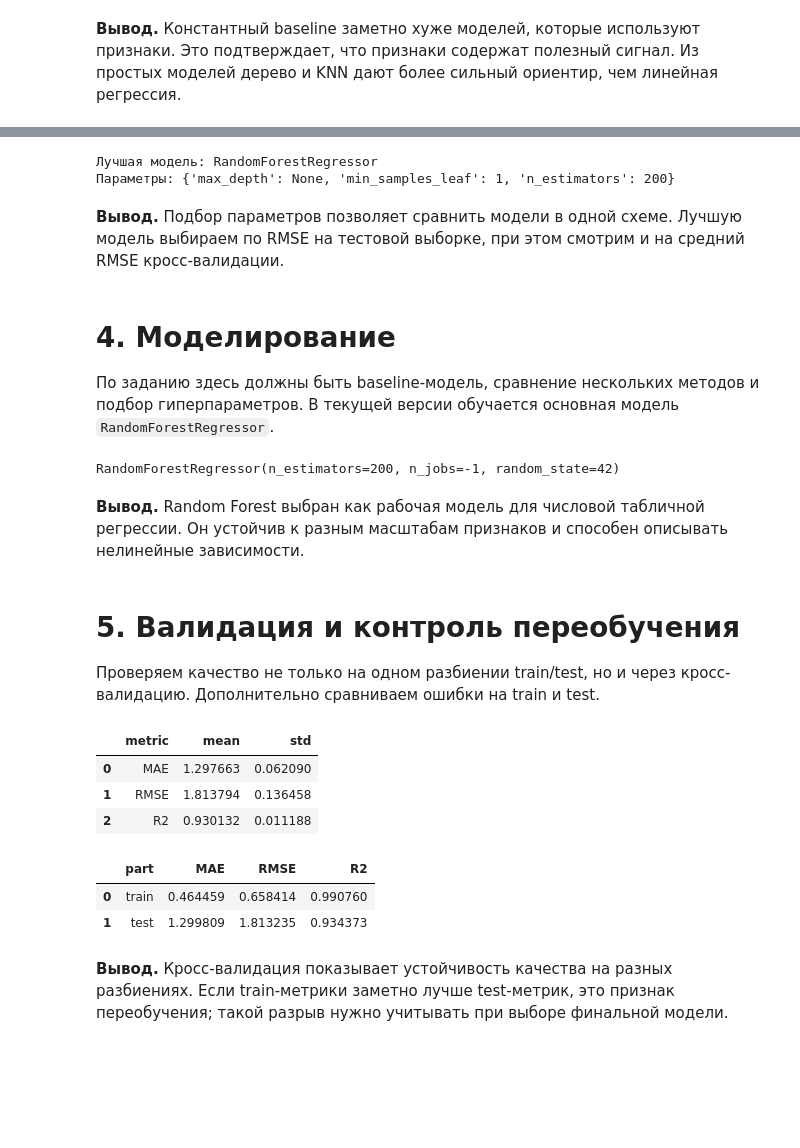
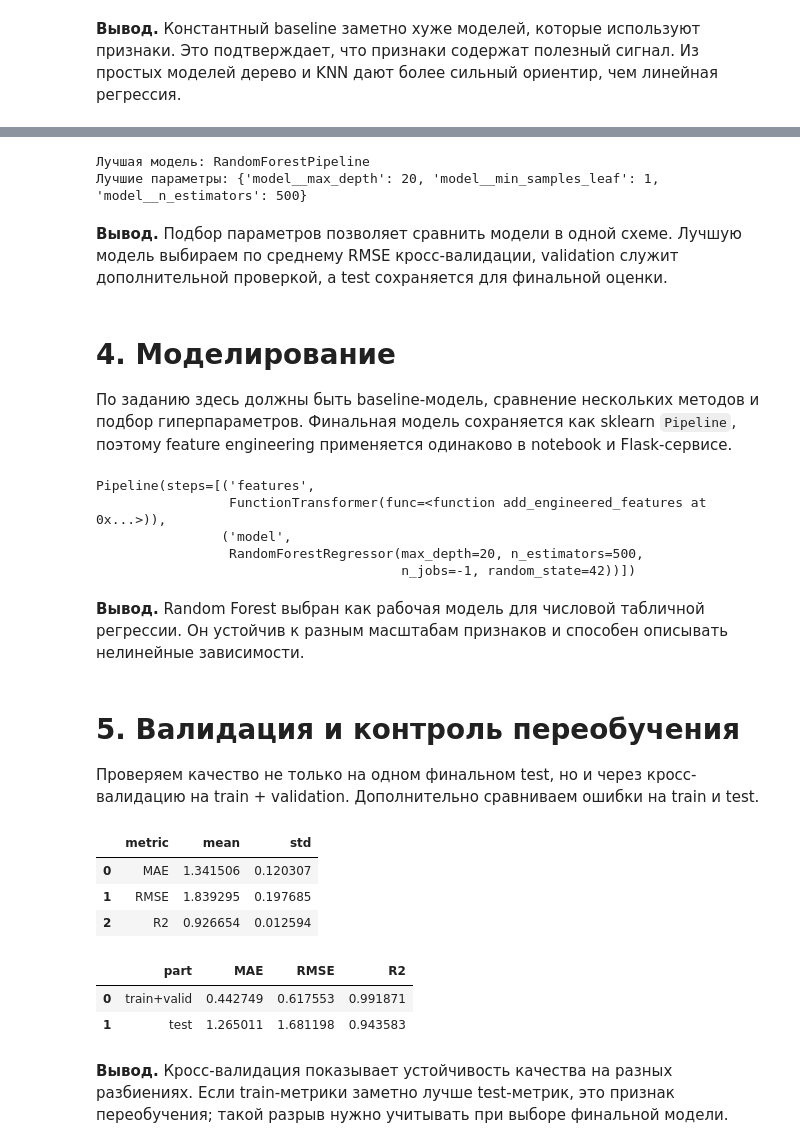
Before and after one commit to nepridumalnik/it-lms-course, a Jupyter notebook: final/task.ipynb, the cells around one changed output, grey strips where cells are left out. Drawn from its saved outputs; the diff is of its cells as text; code cells hidden in the pictures; blank space fills up the shorter version.

```diff
--- a/final/task.ipynb
+++ b/final/task.ipynb
@@ -293,6 +279,6 @@ feature_engineering_results
 # %%
 # https://scikit-learn.org/stable/modules/generated/sklearn.model_selection.train_test_split.html
-X_train, X_test, y_train, y_test = train_test_split(
+X_train_full, X_test, y_train_full, y_test = train_test_split(
     train_df,
     target_df,
     test_size=TEST_SIZE,
@@ -300,6 +286,12 @@ X_train, X_test, y_train, y_test = train_test_split(
     shuffle=True,
 )
 
-pass
+X_train, X_valid, y_train, y_valid = train_test_split(
+    X_train_full,
+    y_train_full,
+    test_size=VALID_SIZE,
+    random_state=RANDOM_SEED,
+    shuffle=True,
+)
 # %%
 X_train_np = X_train.to_numpy()
@@ -425,40 +438,41 @@ best_model_name = model_selection_results.iloc[0]["model"]
 best_model = best_estimators[best_model_name]
 
 print(f"Лучшая модель: {best_model_name}")
-print(f"Параметры: {model_selection_results.iloc[0]['best_params']}")
+print(f"Лучшие параметры: {model_selection_results.iloc[0]['best_params']}")
 # %% [output]
-Лучшая модель: RandomForestRegressor
-Параметры: {'max_depth': None, 'min_samples_leaf': 1, 'n_estimators': 200}
+Лучшая модель: RandomForestPipeline
+Лучшие параметры: {'model__max_depth': 20, 'model__min_samples_leaf': 1, 'model__n_estimators': 500}
 # %% [markdown]
-**Вывод.** Подбор параметров позволяет сравнить модели в одной схеме. Лучшую модель выбираем по RMSE на тестовой выборке, при этом смотрим и на средний RMSE кросс-валидации.
+**Вывод.** Подбор параметров позволяет сравнить модели в одной схеме. Лучшую модель выбираем по среднему RMSE кросс-валидации, validation служит дополнительной проверкой, а test сохраняется для финальной оценки.
 # %% [markdown]
 # 4. Моделирование
 
-По заданию здесь должны быть baseline-модель, сравнение нескольких методов и подбор гиперпараметров. В текущей версии обучается основная модель `RandomForestRegressor`.
+По заданию здесь должны быть baseline-модель, сравнение нескольких методов и подбор гиперпараметров. Финальная модель сохраняется как sklearn `Pipeline`, поэтому feature engineering применяется одинаково в notebook и Flask-сервисе.
 # %%
-X = X_train_np
-y = y_train_np
-
-# Финальная модель берётся из блока подбора параметров.
+# Финальную модель переобучаем на train + validation, не используя test.
 model = best_model
-model.fit(X, y.ravel())
+model.fit(X_train_full, y_train_full.to_numpy().ravel())
 
 model
 # %% [output]
-RandomForestRegressor(n_estimators=200, n_jobs=-1, random_state=42)
+Pipeline(steps=[('features',
+                 FunctionTransformer(func=<function add_engineered_features at 0x...>)),
+                ('model',
+                 RandomForestRegressor(max_depth=20, n_estimators=500,
+                                       n_jobs=-1, random_state=42))])
 # %% [markdown]
 **Вывод.** Random Forest выбран как рабочая модель для числовой табличной регрессии. Он устойчив к разным масштабам признаков и способен описывать нелинейные зависимости.
 # %% [markdown]
 # 5. Валидация и контроль переобучения
 
-Проверяем качество не только на одном разбиении train/test, но и через кросс-валидацию. Дополнительно сравниваем ошибки на train и test.
+Проверяем качество не только на одном финальном test, но и через кросс-валидацию на train + validation. Дополнительно сравниваем ошибки на train и test.
 # %%
 cv = KFold(n_splits=5, shuffle=True, random_state=RANDOM_SEED)
 
 cv_scores = cross_validate(
-    best_model,
-    train_df.to_numpy(),
-    target_df.to_numpy().ravel(),
+    model,
+    X_train_full,
+    y_train_full.to_numpy().ravel(),
     cv=cv,
     scoring={
         "MAE": "neg_mean_absolute_error",
@@ -484,34 +498,32 @@ cv_summary = pd.DataFrame({
 cv_summary
 # %% [output]
 |  | metric | mean | std |
-| 0 | MAE | 1.297663 | 0.062090 |
-| 1 | RMSE | 1.813794 | 0.136458 |
-| 2 | R2 | 0.930132 | 0.011188 |
+| 0 | MAE | 1.341506 | 0.120307 |
+| 1 | RMSE | 1.839295 | 0.197685 |
+| 2 | R2 | 0.926654 | 0.012594 |
 # %%
-best_model.fit(X_train_np, y_train_np.ravel())
-
-train_prediction = best_model.predict(X_train_np)
-test_prediction = best_model.predict(X_test_np)
+train_prediction = model.predict(X_train_full)
+test_prediction = model.predict(X_test)
 
 validation_gap = pd.DataFrame([
     {
-        "part": "train",
-        "MAE": mean_absolute_error(y_train_np, train_prediction),
-        "RMSE": root_mean_squared_error(y_train_np, train_prediction),
-        "R2": r2_score(y_train_np, train_prediction),
+        "part": "train+valid",
+        "MAE": mean_absolute_error(y_train_full, train_prediction),
+        "RMSE": root_mean_squared_error(y_train_full, train_prediction),
+        "R2": r2_score(y_train_full, train_prediction),
     },
     {
         "part": "test",
-        "MAE": mean_absolute_error(y_test_np, test_prediction),
-        "RMSE": root_mean_squared_error(y_test_np, test_prediction),
-        "R2": r2_score(y_test_np, test_prediction),
+        "MAE": mean_absolute_error(y_test, test_prediction),
+        "RMSE": root_mean_squared_error(y_test, test_prediction),
+        "R2": r2_score(y_test, test_prediction),
     },
 ])
 validation_gap
 # %% [output]
 |  | part | MAE | RMSE | R2 |
-| 0 | train | 0.464459 | 0.658414 | 0.990760 |
-| 1 | test | 1.299809 | 1.813235 | 0.934373 |
+| 0 | train+valid | 0.442749 | 0.617553 | 0.991871 |
+| 1 | test | 1.265011 | 1.681198 | 0.943583 |
 # %% [markdown]
 **Вывод.** Кросс-валидация показывает устойчивость качества на разных разбиениях. Если train-метрики заметно лучше test-метрик, это признак переобучения; такой разрыв нужно учитывать при выборе финальной модели.
 # %% [markdown]
```
Also changed, not shown: parts of 28 cells of this notebook, 3 other files.
